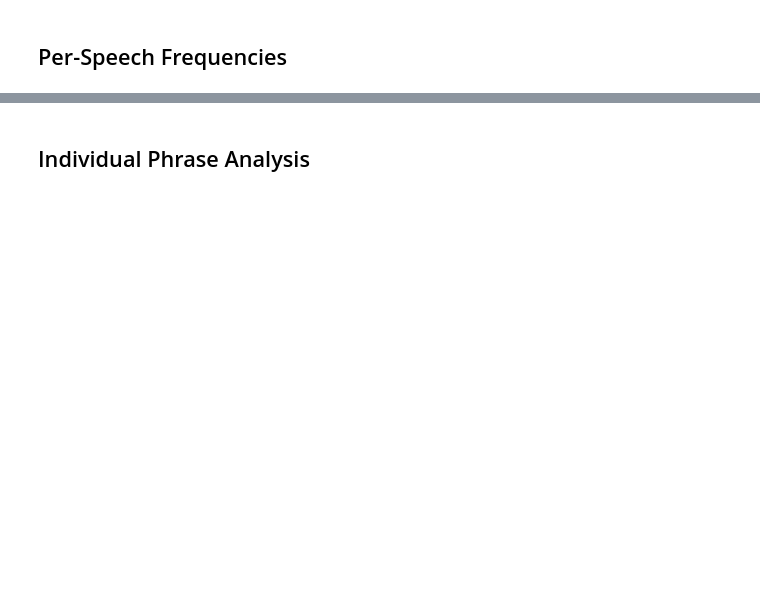
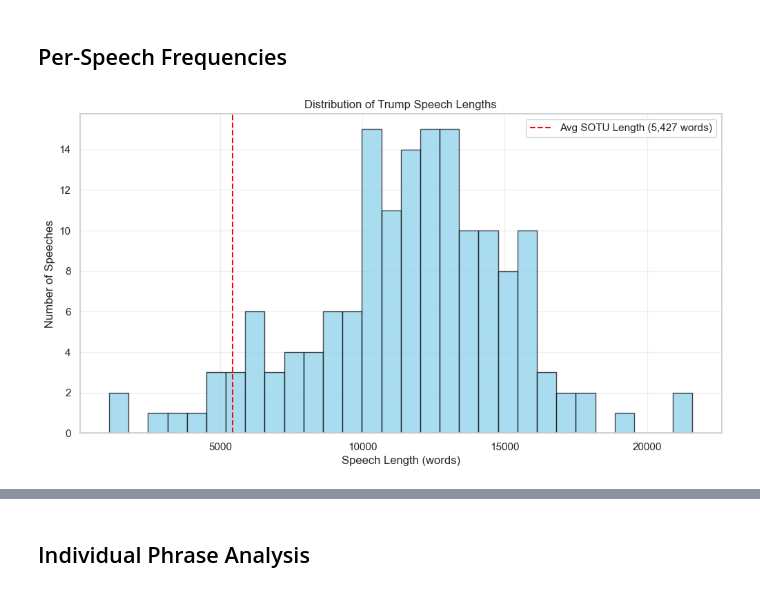
Before and after one commit to jsteng19/kalshi-research, a Jupyter notebook: notebooks/sotu_analysis.ipynb, the cells around one changed output, grey strips where cells are left out. Saved outputs shown, nothing was run; the diff lists cells and outputs as text; code cells hidden in the pictures; blank space fills up the shorter version.

```diff
--- a/notebooks/sotu_analysis.ipynb
+++ b/notebooks/sotu_analysis.ipynb
@@ -95,7 +94,8 @@ SEARCH_PHRASES = {
     'Canada': r'\b(canada|canada\'s)\b',
     'Panama': r'\b(panama|panama\'s)\b',
     'Gaza': r'\b(gaza|gaza\'s)\b',
-    'FEMA': r'\b(fema|fema\'s)\b'
+
+
 }
 # %%
 def count_phrases(text, phrases=SEARCH_PHRASES):
@@ -424,13 +784,15 @@ def analyze_speech_frequencies(df, sotu_mean_length):
 # %%
 sotu_mean_length = df_sotu['text_length'].mean()
 
 # Plot distribution of speech lengths with SOTU average marked
 plt.figure(figsize=(12, 6))
-plt.hist(df['text_length'], bins=30, alpha=0.7, color='skyblue', edgecolor='black')
+plt.hist(df_speech['text_length'], bins=30, alpha=0.7, color='skyblue', edgecolor='black')
 plt.axvline(x=sotu_mean_length, color='red', linestyle='--', label=f'Avg SOTU Length ({int(sotu_mean_length):,} words)')
 plt.xlabel('Speech Length (words)')
 plt.ylabel('Number of Speeches')
 plt.title('Distribution of Trump Speech Lengths')
 plt.legend()
 plt.grid(True, alpha=0.3)
 plt.show()
+# %% [output]
+[figure, added]
```
Also changed, not shown: parts of 24 cells of this notebook, 16 other files.
